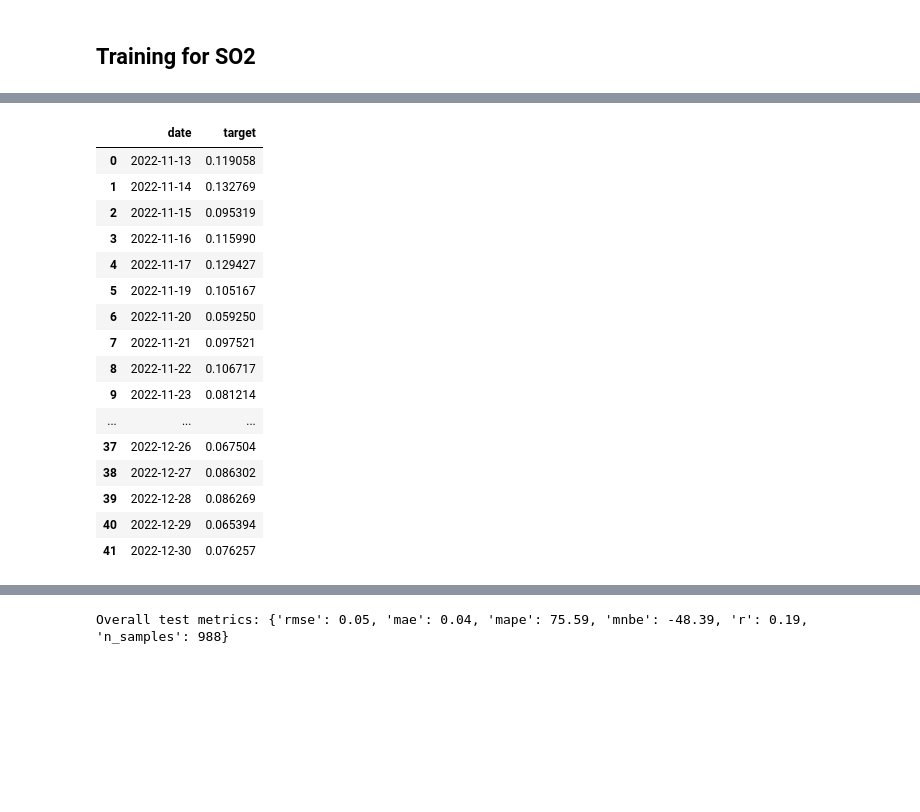
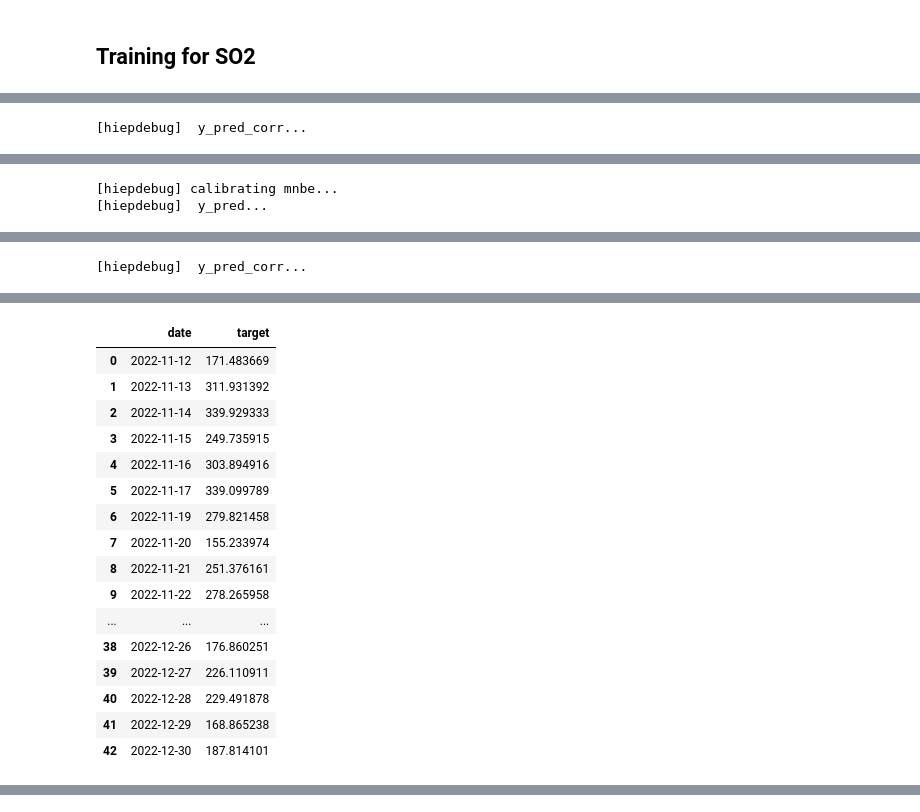
Before and after one commit to tphiepbk/air_quality_index_project, a Jupyter notebook: 13.1_so2_lightgbm_pmcmaqdata_new_train_test_converted_unit.ipynb, the cells around one changed output, grey strips where cells are left out. Saved outputs shown, nothing was run; the diff lists cells and outputs as text; code cells hidden in the pictures; blank space fills up the shorter version.

Commit message:
[lightgbm] Calibrate the result for the report
Signed-off-by: Hiep Phuc Thai <itmanagertph@gmail.com>

```diff
--- a/13.1_so2_lightgbm_pmcmaqdata_new_train_test_converted_unit.ipynb
+++ b/13.1_so2_lightgbm_pmcmaqdata_new_train_test_converted_unit.ipynb
@@ -23,7 +23,9 @@ except:
     print("lightgbm is not installed")
 
 DATA_DIR = "/le_thanh_van_118/workspace/hiep_workspace/air_quality_index_project/dataset/merged-data/by-station"
-STATION_IDS = [211, 212, 213, 214, 215, 216]
+#STATION_IDS = [211, 212, 213, 214, 215, 216]
+#STATION_IDS = [211, 212, 213, 214, 216]
+STATION_IDS = [211, 212, 213, 216]
 
 CMAQDATA_DIR = "/le_thanh_van_118/workspace/hiep_workspace/air_quality_index_project/dataset/concentration_station"
 
@@ -32,8 +34,8 @@ PM_COLS = [
     "PM25_quantrac",
     "O3_quantrac",
     "CO_quantrac",
-    "Temperature_quantrac",
-    "Humid_quantrac",
+    #"Temperature_quantrac",
+    #"Humid_quantrac",
     "SO2_quantrac"
 ]
 
@@ -52,8 +54,6 @@ ROLL_WINDOWS = [3, 6, 12, 24]
 # Define horizon (= n_past = n_future)
 HORIZONS = [1, 24, 48, 72]
 
-RANDOM_STATE = 42
-
 # Directory to save the results and meta data
 LIGHTGBM_DIR = f"/le_thanh_van_118/workspace/hiep_workspace/lightgbm_results/{datetime.now(timezone('Asia/Saigon')).strftime('%Y_%m_%d-%H_%M_%S')}"
 pathlib.Path(LIGHTGBM_DIR).mkdir(parents=True, exist_ok=True)
@@ -63,5 +63,4 @@ with open(os.path.join(LIGHTGBM_DIR, "CONFIGURATIONS.txt"), "w") as f:
     f.write(f"LAG_STEPS: {LAG_STEPS}\n")
     f.write(f"ROLL_WINDOWS: {ROLL_WINDOWS}\n")
     f.write(f"HORIZONS: {HORIZONS}\n")
-    f.write(f"RANDOM_STATE: {RANDOM_STATE}\n")
 # %% [output]
@@ -335,27 +375,23 @@ test = copy.deepcopy(df_converted)
 lenbefore = len(test)
 print(f"Before: {lenbefore} records")
 
-# 212 CO quantrac
-test212 = test[test["station_id"] == 212]
-test = test.drop(index=test212[test212["CO_quantrac"] > 4000].index)
-
-# 213 CO quantrac
-test213 = test[test["station_id"] == 213]
-test = test.drop(index=test213[test213["CO_quantrac"] > 4000].index)
-
-# 214 CO quantrac
-test214 = test[test["station_id"] == 214]
-test = test.drop(index=test214[test214["CO_quantrac"] > 4000].index)
-
-# 215 NO2 quantrac
-# 215 CO quantrac
-test215 = test[test["station_id"] == 215]
-test = test.drop(index=test215[test215["NO2_quantrac"] > 140].index)
-test = test.drop(index=test215[test215["CO_quantrac"] > 2500].index)
+# Since we only have 1 station, we don't need to query for each station
 
 # 216 CO quantrac
+#test = test.drop(index=test[test["CO_quantrac"] > 6000].index)
+#test = test.drop(index=test[test["SO2_quantrac"] > 6000].index)
+#test = test.drop(index=test[test["NO2_cmaq"] > 100].index)
+
+# 216 SO2 quantrac
 test216 = test[test["station_id"] == 216]
-test = test.drop(index=test216[test216["CO_quantrac"] > 10000].index)
+#test = test.drop(index=test216[test216["SO2_quantrac"] > 700].index, errors="ignore")
+test = test.drop(index=test216[test216["SO2_quantrac"] > 500].index, errors="ignore")
+test = test.drop(index=test216[test216["O3_quantrac"] > 120].index, errors="ignore")
+test = test.drop(index=test216[test216["NO2_cmaq"] > 80].index, errors="ignore")
+test = test.drop(index=test216[test216["O3_cmaq"] > 200].index, errors="ignore")
+#test = test.drop(index=test216[test216["O3_cmaq"] > 100].index, errors="ignore")
+test = test.drop(index=test216[test216["SO2_cmaq"] > 40000].index, errors="ignore")
+#test = test.drop(index=test216[test216["SO2_cmaq"] > 1000].index, errors="ignore")
 
 lenafter = len(test)
 print(f"After: {lenafter} records")
@@ -511,7 +545,7 @@ so2_all_metrics = []
 so2_models_by_h = {}
 for h in HORIZONS:
     print(f"\n===== Training LightGBM for horizon = {h}h, target_col = {label} =====")
-    model_h, metrics_overall, metrics_by_station, _ = train_lgbm_for_horizon(df_so2, horizon_h=h, target_col=label)
+    model_h, metrics_overall, metrics_by_station, _ = train_lgbm_for_horizon(df_so2, horizon_h=h, target_col=label, calibrate=True, learning_rate=0.01)
     so2_models_by_h[h] = model_h
     model_h.save_model(os.path.join(LIGHTGBM_DIR, f"{label}_lightgbm_{h}h"))
     print("Overall test metrics:", metrics_overall)
@@ -542,0 +594 @@ Current date = 2022-12-31, number of records = 5
+[hiepdebug]  y_pred_corr...
@@ -542,0 +612,2 @@ Current date = 2022-12-31, number of records = 5
+[hiepdebug] calibrating mnbe...
+[hiepdebug]  y_pred...
@@ -542,0 +631 @@ Current date = 2022-12-31, number of records = 5
+[hiepdebug]  y_pred_corr...
@@ -543,18 +666,18 @@ Current date = 2022-12-31, number of records = 5
 |  | date | target |
-| 0 | 2022-11-13 | 0.119058 |
-| 1 | 2022-11-14 | 0.132769 |
-| 2 | 2022-11-15 | 0.095319 |
-| 3 | 2022-11-16 | 0.115990 |
-| 4 | 2022-11-17 | 0.129427 |
-| 5 | 2022-11-19 | 0.105167 |
-| 6 | 2022-11-20 | 0.059250 |
-| 7 | 2022-11-21 | 0.097521 |
-| 8 | 2022-11-22 | 0.106717 |
-| 9 | 2022-11-23 | 0.081214 |
+| 0 | 2022-11-12 | 171.483669 |
+| 1 | 2022-11-13 | 311.931392 |
+| 2 | 2022-11-14 | 339.929333 |
+| 3 | 2022-11-15 | 249.735915 |
+| 4 | 2022-11-16 | 303.894916 |
+| 5 | 2022-11-17 | 339.099789 |
+| 6 | 2022-11-19 | 279.821458 |
+| 7 | 2022-11-20 | 155.233974 |
+| 8 | 2022-11-21 | 251.376161 |
+| 9 | 2022-11-22 | 278.265958 |
 | ... | ... | ... |
-| 37 | 2022-12-26 | 0.067504 |
-| 38 | 2022-12-27 | 0.086302 |
-| 39 | 2022-12-28 | 0.086269 |
-| 40 | 2022-12-29 | 0.065394 |
-| 41 | 2022-12-30 | 0.076257 |
+| 38 | 2022-12-26 | 176.860251 |
+| 39 | 2022-12-27 | 226.110911 |
+| 40 | 2022-12-28 | 229.491878 |
+| 41 | 2022-12-29 | 168.865238 |
+| 42 | 2022-12-30 | 187.814101 |
 |  | date | target |
@@ -730 +699,0 @@ Current date = 2022-12-28, number of records = 4
-Overall test metrics: {'rmse': 0.05, 'mae': 0.04, 'mape': 75.59, 'mnbe': -48.39, 'r': 0.19, 'n_samples': 988}
```
Also changed, not shown: parts of 15 cells of this notebook, 1 other file.
